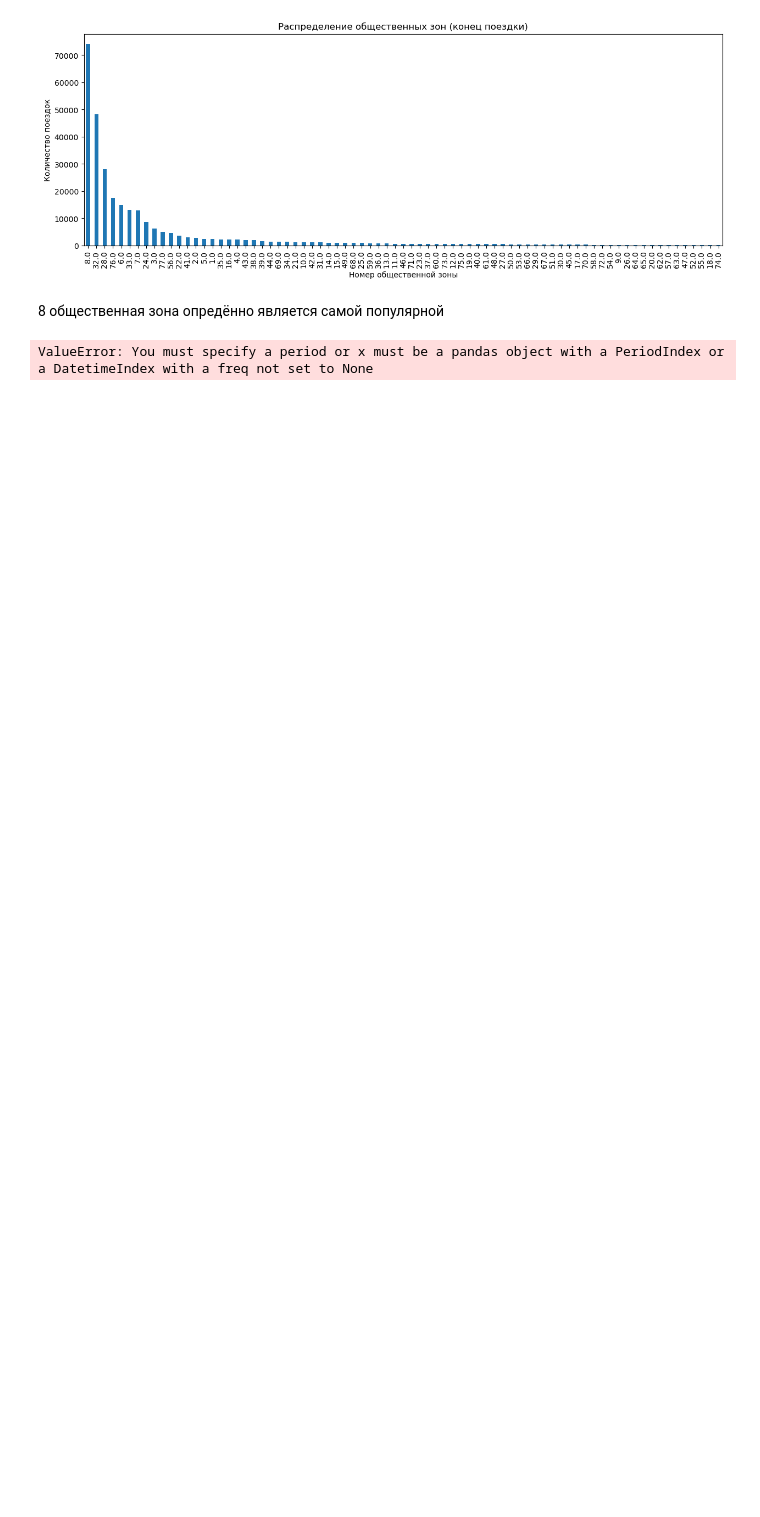
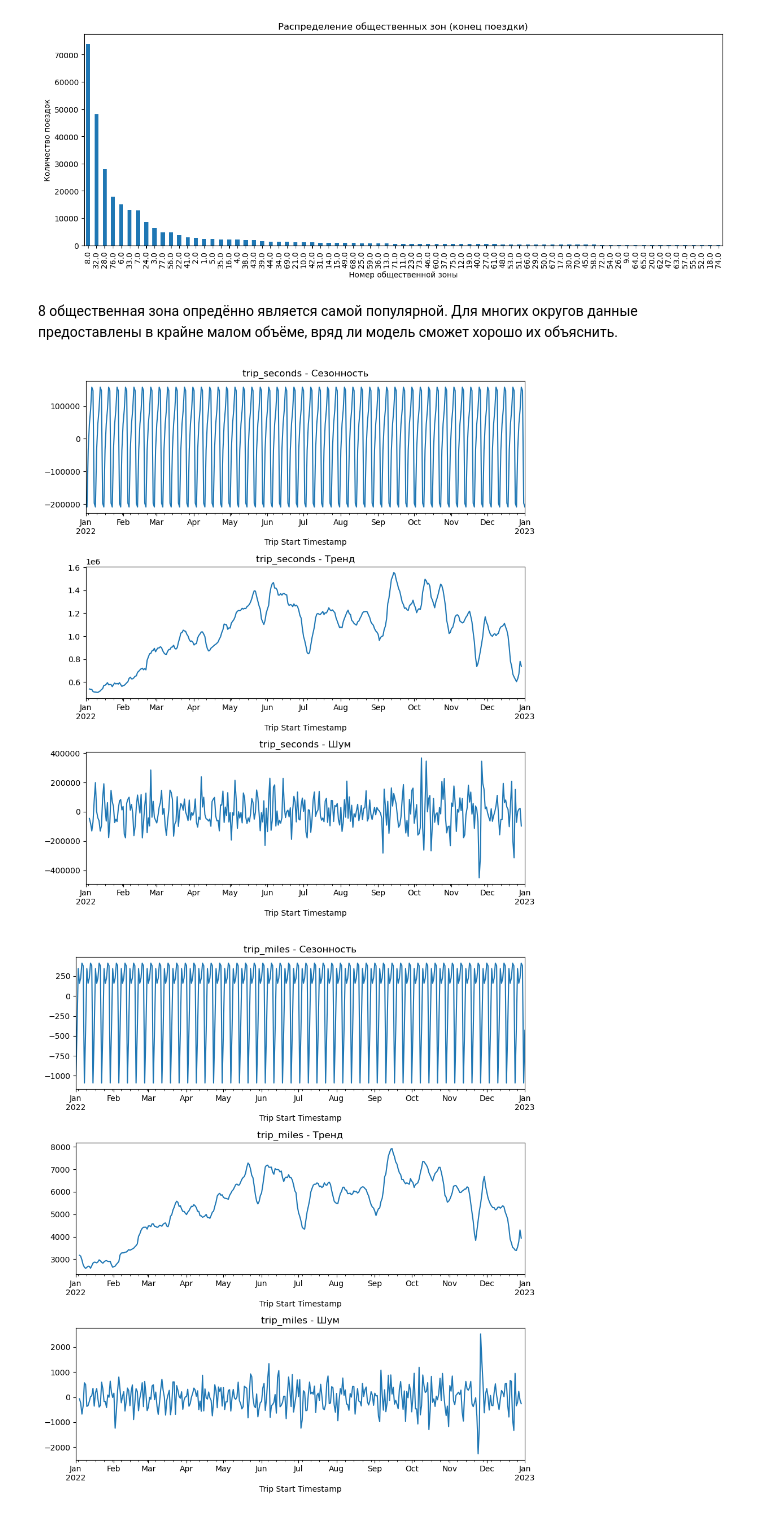
Before and after one commit to ekkv/chicago-taxi, a Jupyter notebook: notebook.ipynb, the cells around one changed output. Drawn from its saved outputs; the diff is of its cells as text; code cells hidden in the pictures; blank space fills up the shorter version.

```diff
--- a/notebook.ipynb
+++ b/notebook.ipynb
@@ -51,6 +60,7 @@ df_2023 = spark.read.csv("datasets/Taxi_Trips_-_2023.csv", header = True, inferS
 # %%
 # Выводим кол-во строк в датафрейме, примеры строк, схему и описательные статистики
 for df, name in zip([df_2022, df_2023], ['Taxi_Trips_-_2022', 'Taxi_Trips_-_2023']):
+    df = df.fillna(0)
     print('Краткий обзор датафрейма', '\033[1m' + name + '\033[0m')
     print(f'Количество строк в датафрейме: {df.count()}')
     print('Колонки и их типы данных:')
@@ -59,8 +69,8 @@ for df, name in zip([df_2022, df_2023], ['Taxi_Trips_-_2022', 'Taxi_Trips_-_2023
     print(df.select(df[0], df[1], df[2], df[3], df[4], df[5], df[6], df[7], df[8], df[9], df[10]).show(5))
     print(df.select(df[11], df[12], df[13], df[14], df[15], df[16], df[17], df[18], df[20], df[21], df[22]).show(5))
     print('Описательные статистики датафрейма:')
-    print(df.select(df[2], df[3], df[4], df[5], df[6], df[7], df[8], df[9]).describe().show())
-    print(df.select(df[10], df[11], df[12], df[13], df[14]).describe().show())
+    print(df.select(df[2], df[3], df[4], df[5], df[6], df[7], df[8], df[9]).summary().show())
+    print(df.select(df[10], df[11], df[12], df[13], df[14]).summary().show())
     print()
     print('---------------------------------------------------------------------------------------------------------------')
     print()
@@ -230,11 +239,11 @@ plt.show()
 # %% [output]
 [figure]
 # %% [markdown]
-8 общественная зона опредённо является самой популярной
+8 общественная зона опредённо является самой популярной. Для многих округов данные предоставлены в крайне малом объёме, вряд ли модель сможет хорошо их объяснить.
 # %%
 temp_df = eda_df.drop(
     [
-        'Trip ID', 'Trip End Timestamp',
+        'Trip End Timestamp',
         'Pickup Census Tract','Dropoff Census Tract',
         'Dropoff Community Area', 'Payment Type',
         'Company', 'Pickup Centroid Latitude',
@@ -245,6 +254,7 @@ temp_df = eda_df.drop(
 )
 
 unique_id_count = temp_df.groupby(temp_df['Trip Start Timestamp'].dt.ceil("H"))['Taxi ID'].nunique()
+trip_count = temp_df.groupby(temp_df['Trip Start Timestamp'].dt.ceil("H"))['Trip ID'].nunique()
 
 temp_df = temp_df.groupby(
     [temp_df['Trip Start Timestamp'].dt.ceil("H")]
@@ -254,4 +264,10 @@ temp_df = temp_df.groupby(
 ].sum()
 
 temp_df['Unique Taxi ID Count'] = unique_id_count
-temp_df.reset_index(inplace=True)
+temp_df['Trip Count'] = trip_count
+temp_df.index = pd.to_datetime(temp_df.index)
+
+new_names = []
+for col in temp_df.columns:
+    new_names.append(col.lower().replace(" ", "_"))
+temp_df.columns = new_names
@@ -263,27 +274,20 @@ temp_df.columns = new_names
 # %%
-from statsmodels.tsa.seasonal import seasonal_decompose
+temp_df_1year = temp_df.resample('1D').sum()
+df_decomposed = temp_df_1year.apply(lambda x: seasonal_decompose(x, model='additive'))
 
-temp_df['trip_start_timestamp'] = pd.to_datetime(temp_df['trip_start_timestamp'])
-dti = pd.DatetimeIndex(temp_df['trip_start_timestamp'])
-temp_df.set_index(dti, inplace=True)
-temp_df.drop(['trip_start_timestamp'], axis=1, inplace=True)
-temp_df.sort_index(inplace=True)
-for col in temp_df.columns:
-    decomposed = seasonal_decompose(temp_df[col])
-    plt.figure(figsize=(6, 8))
+for decomposed, name in zip(df_decomposed, temp_df_1year.columns):
+    plt.figure(figsize=(9, 10))
     plt.subplot(311)
-    # Чтобы график корректно отобразился, указываем его
-    # оси ax, равными plt.gca() (англ. get current axis,
-    # получить текущие оси)
+    decomposed.seasonal.plot(ax=plt.gca())
+    plt.title(f'{name} - Сезонность')
+    plt.subplot(312)
     decomposed.trend.plot(ax=plt.gca())
-    plt.title('Trend')
-    plt.subplot(312)
-    decomposed.seasonal.plot(ax=plt.gca())
-    plt.title('Seasonality')
+    plt.title(f'{name} - Тренд')
     plt.subplot(313)
     decomposed.resid.plot(ax=plt.gca())
-    plt.title('Residuals')
+    plt.title(f'{name} - Шум')
     plt.tight_layout()
     plt.show();
 # %% [output]
-ValueError: You must specify a period or x must be a pandas object with a PeriodIndex or a DatetimeIndex with a freq not set to None
+[figure, added]
+[figure, added]
```
Also changed, not shown: parts of 51 cells of this notebook.
